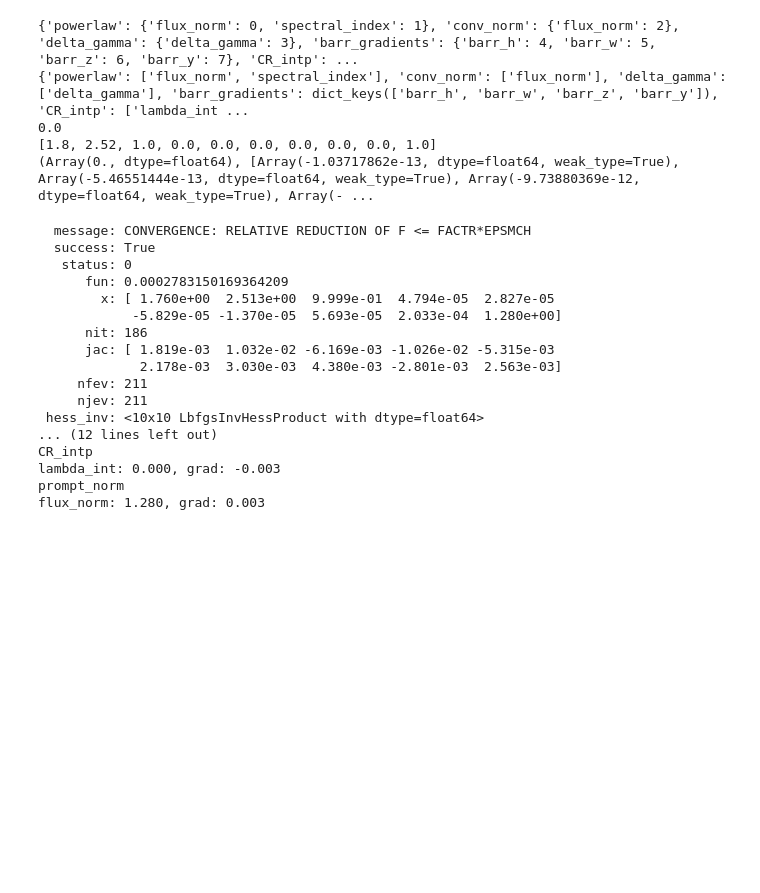
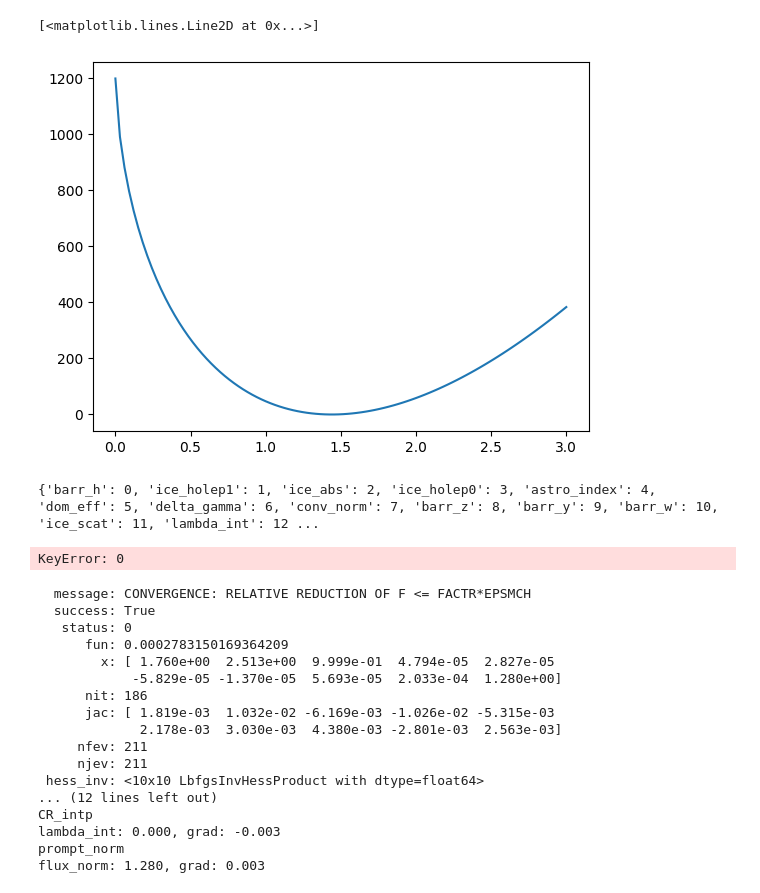
Before and after one commit to chrhck/pyForwardFolding, a Jupyter notebook: examples/Global_Fit.ipynb, the cells around one changed output. Cells and saved outputs as stored; diff of their text form; code cells hidden in the pictures; blank space fills up the shorter version.

```diff
--- a/examples/Global_Fit.ipynb
+++ b/examples/Global_Fit.ipynb
@@ -1,11 +1,18 @@
 # %%
-import pyForwardFolding as pyFF
-import pandas as pd
-import yaml
+%load_ext autoreload
+%autoreload 2
+
+import pickle
+from copy import deepcopy
+
+import jax
 import jax.numpy as jnp
 import matplotlib.pyplot as plt
 import numpy as np
-import jax
-import pickle
+import pandas as pd
+import scipy.optimize
+
+import pyForwardFolding as pyFF
+
 jax.config.update("jax_debug_nans", True)
-jax.config.update("jax_enable_x64", True)
+jax.config.update("jax_enable_x64", False)
@@ -185 +272,28 @@ priors = {
+# %%
+astro_norms = np.linspace(0, 3, 100)
+llhs = []
+hist, hist_ssq = ana.evaluate(dataset, defaults)
+obs = hist
+
+fixed = {}
+dest_args = pyFF.minimizer.destructure_args(defaults, ana.exposed_parameters, fixed)
+re_args = pyFF.minimizer.restructure_args(dest_args, ana.exposed_parameters, fixed)
+
+wllh = pyFF.minimizer.WrappedLLH(lik, obs, dataset, {}, [])
+wllh(dest_args)
+
+
+jitted_llh = jax.jit(wllh)
+
+for an in astro_norms:
+    pset = deepcopy(defaults)
+    pset["astro_norm"] = an
+    dest_args = pyFF.minimizer.destructure_args(pset, ana.exposed_parameters, fixed)
+
+    llhs.append(jitted_llh(dest_args))
+# %%
+plt.plot(astro_norms, llhs)
+# %% [output]
+[<matplotlib.lines.Line2D at 0x...>]
+[figure, added]
 # %%
@@ -227,14 +340,14 @@ minimizer = Scipy_Minimizer(
     lik,
     obs,
     dataset,
-    ana.exposed_variables(),
+    ana.exposed_parameters,
     bound_config,
     defaults,
     priors,
     fixed_pars = {}
     )
 injected_pars = []
-print(ana.exposed_variables())
+print(ana.exposed_parameters())
 print(lik.llh(obs, dataset, model_parameters))
 for factor, pars in minimizer.par_idx_map.items():
     for par, val in pars.items():
@@ -243,11 +356,8 @@ print(injected_pars)
 injec_llh = minimizer.fmin_and_grad(injected_pars)
 print(injec_llh)
 # %% [output]
-{'powerlaw': {'flux_norm': 0, 'spectral_index': 1}, 'conv_norm': {'flux_norm': 2}, 'delta_gamma': {'delta_gamma': 3}, 'barr_gradients': {'barr_h': 4, 'barr_w': 5, 'barr_z': 6, 'barr_y': 7}, 'CR_intp': ...
-{'powerlaw': ['flux_norm', 'spectral_index'], 'conv_norm': ['flux_norm'], 'delta_gamma': ['delta_gamma'], 'barr_gradients': dict_keys(['barr_h', 'barr_w', 'barr_z', 'barr_y']), 'CR_intp': ['lambda_int ...
-0.0
-[1.8, 2.52, 1.0, 0.0, 0.0, 0.0, 0.0, 0.0, 0.0, 1.0]
-(Array(0., dtype=float64), [Array(-1.03717862e-13, dtype=float64, weak_type=True), Array(-5.46551444e-13, dtype=float64, weak_type=True), Array(-9.73880369e-12, dtype=float64, weak_type=True), Array(- ...
+{'barr_h': 0, 'ice_holep1': 1, 'ice_abs': 2, 'ice_holep0': 3, 'astro_index': 4, 'dom_eff': 5, 'delta_gamma': 6, 'conv_norm': 7, 'barr_z': 8, 'barr_y': 9, 'barr_w': 10, 'ice_scat': 11, 'lambda_int': 12 ...
+KeyError: 0
 # %%
 
 result = minimizer.minimize()
```
Also changed, not shown: parts of 19 cells of this notebook, 10 other files.
